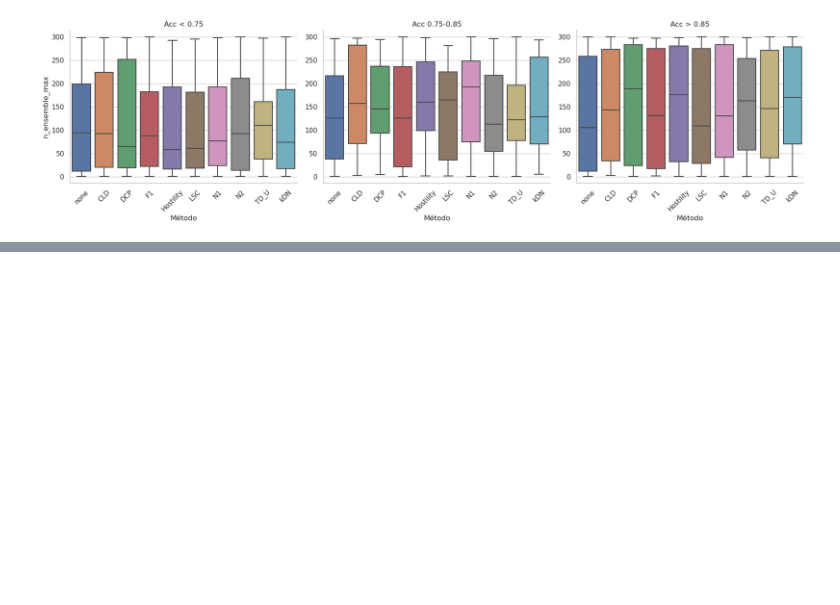
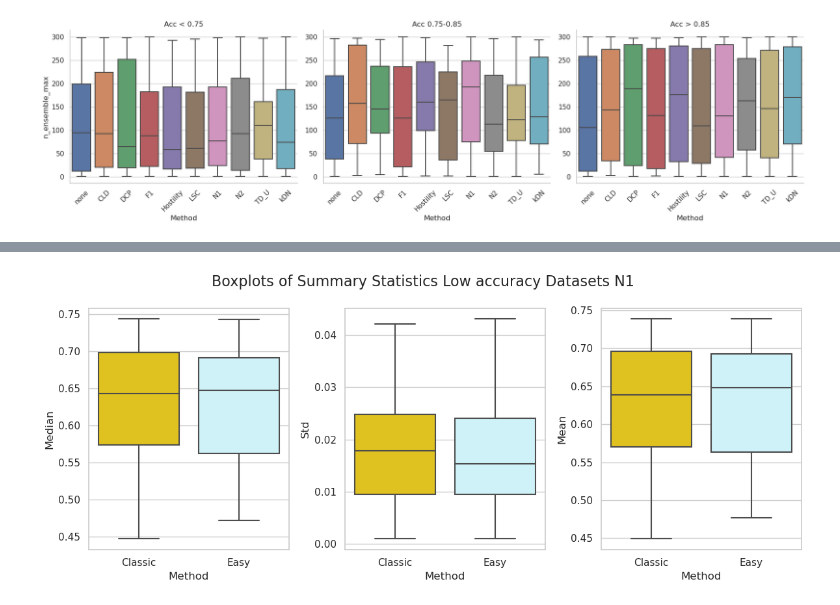
Before and after one commit to carmenlancho/EnsemblesComplexity, a Jupyter notebook: Notebooks/Analysis_GB_LevelOfComplexity.ipynb, the cells around one changed output, grey strips where cells are left out. Saved outputs shown, nothing was run; the diff lists cells and outputs as text; code cells hidden in the pictures; blank space fills up the shorter version.

```diff
--- a/Notebooks/Analysis_GB_LevelOfComplexity.ipynb
+++ b/Notebooks/Analysis_GB_LevelOfComplexity.ipynb
@@ -1804,0 +2079,5 @@ max_performance
+# %%
+CM = 'N1'
+summaryStatistics_HardGB_perCM(df_hardGB2,CM)
+# %% [output]
+[figure, added]
```
Also changed, not shown: parts of 29 cells of this notebook.
